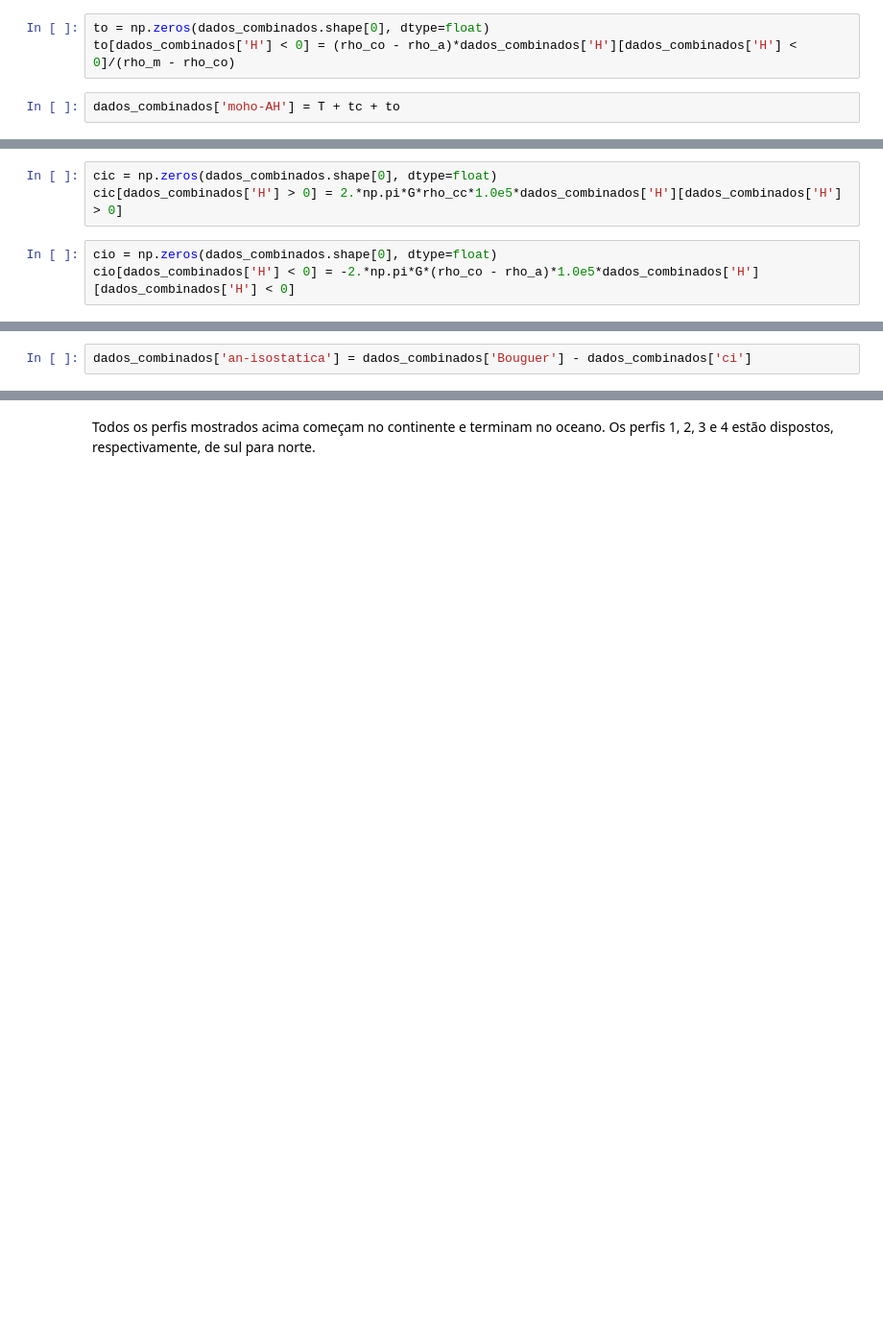
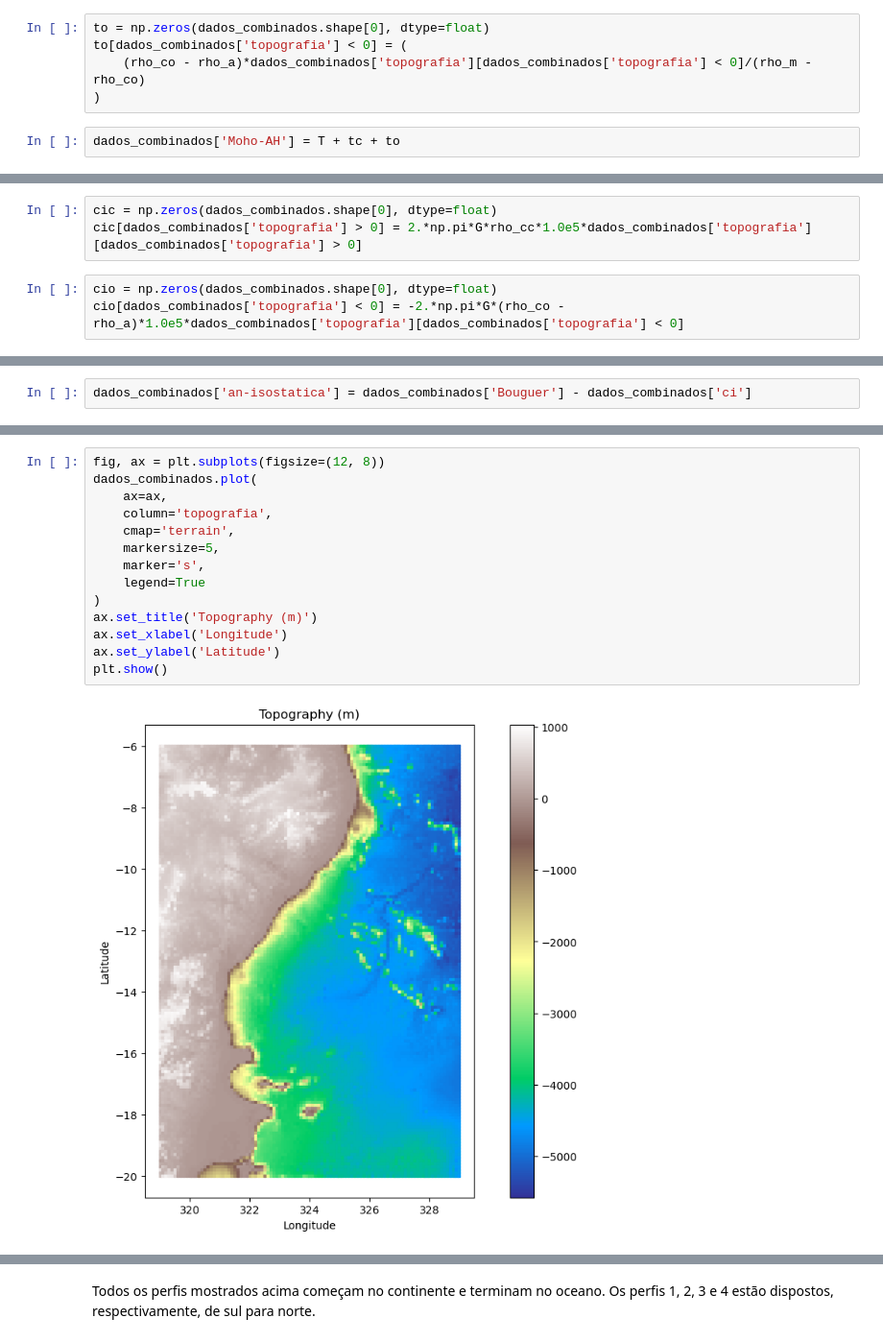
Before and after one commit to birocoles/Intro-grav-mag, a Jupyter notebook: aulas/aula_5c_margem_leste_grav_eigen6c4.ipynb, the cells around one changed output, grey strips where cells are left out. Shown at 96% size. Drawn from its saved outputs; the diff is of its cells as text; blank space fills up the shorter version.

```diff
--- a/aulas/aula_5c_margem_leste_grav_eigen6c4.ipynb
+++ b/aulas/aula_5c_margem_leste_grav_eigen6c4.ipynb
@@ -235,8 +326,10 @@ tc[dados_combinados['H'] > 0] = rho_cc*dados_combinados['H'][dados_combinados['H
 # %%
 to = np.zeros(dados_combinados.shape[0], dtype=float)
-to[dados_combinados['H'] < 0] = (rho_co - rho_a)*dados_combinados['H'][dados_combinados['H'] < 0]/(rho_m - rho_co)
+to[dados_combinados['topografia'] < 0] = (
+    (rho_co - rho_a)*dados_combinados['topografia'][dados_combinados['topografia'] < 0]/(rho_m - rho_co)
+)
 # %%
-dados_combinados['moho-AH'] = T + tc + to
+dados_combinados['Moho-AH'] = T + tc + to
 # %%
 del tc, to
 gc.collect()
@@ -252,10 +345,10 @@ $ci_{c} = -2 \pi G \, \rho_{cc} h$, em que $h > 0$ (dados sobre os continentes)
 $ci_{o} = 2 \pi G \, \left( \rho_{co} - \rho_{a} \right) h$, em que $h < 0$ (dados sobre o oceano)
 # %%
 cic = np.zeros(dados_combinados.shape[0], dtype=float)
-cic[dados_combinados['H'] > 0] = 2.*np.pi*G*rho_cc*1.0e5*dados_combinados['H'][dados_combinados['H'] > 0]
+cic[dados_combinados['topografia'] > 0] = 2.*np.pi*G*rho_cc*1.0e5*dados_combinados['topografia'][dados_combinados['topografia'] > 0]
 # %%
 cio = np.zeros(dados_combinados.shape[0], dtype=float)
-cio[dados_combinados['H'] < 0] = -2.*np.pi*G*(rho_co - rho_a)*1.0e5*dados_combinados['H'][dados_combinados['H'] < 0]
+cio[dados_combinados['topografia'] < 0] = -2.*np.pi*G*(rho_co - rho_a)*1.0e5*dados_combinados['topografia'][dados_combinados['topografia'] < 0]
 # %%
 dados_combinados['ci'] = cic + cio
 # %%
@@ -483,0 +372,16 @@ plt.show()
+# %%
+fig, ax = plt.subplots(figsize=(12, 8))
+dados_combinados.plot(
+    ax=ax,
+    column='topografia',
+    cmap='terrain',
+    markersize=5,
+    marker='s',
+    legend=True
+)
+ax.set_title('Topography (m)')
+ax.set_xlabel('Longitude')
+ax.set_ylabel('Latitude')
+plt.show()
+# %% [output]
+[figure, added]
```
Also changed, not shown: parts of 98 cells of this notebook, 6 other files.
